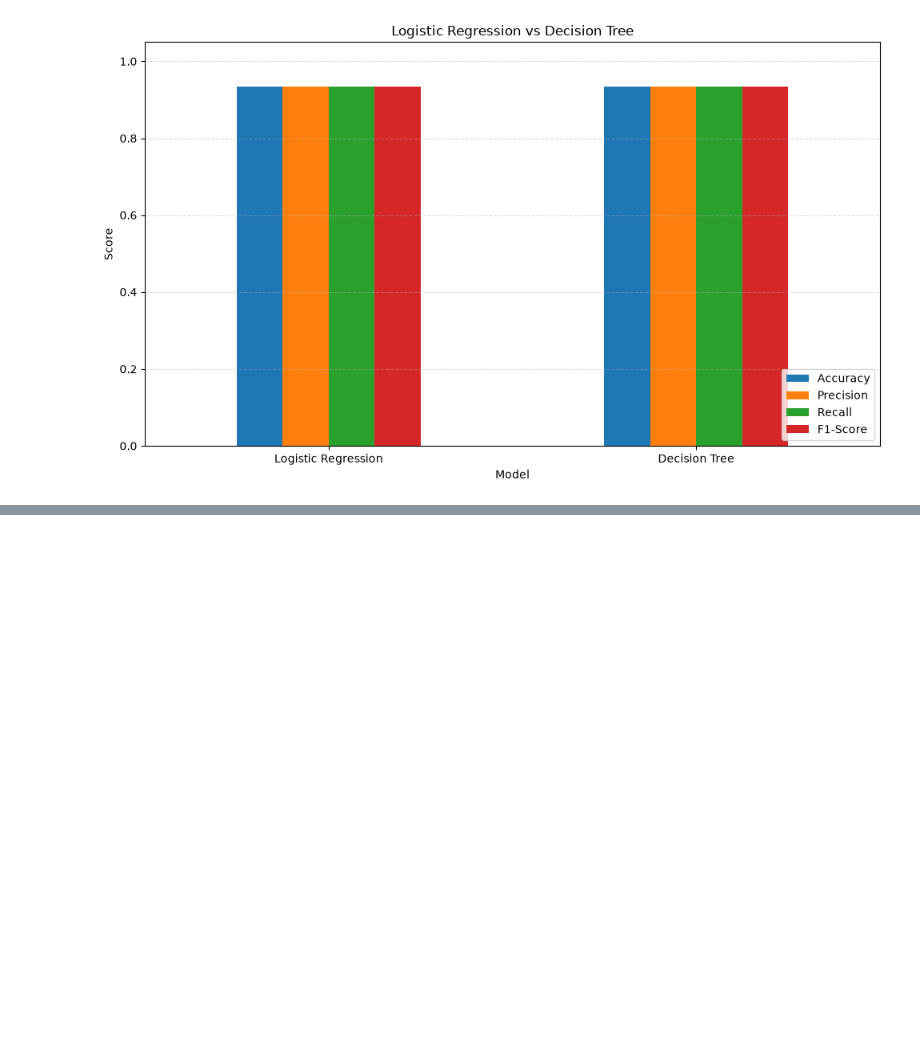
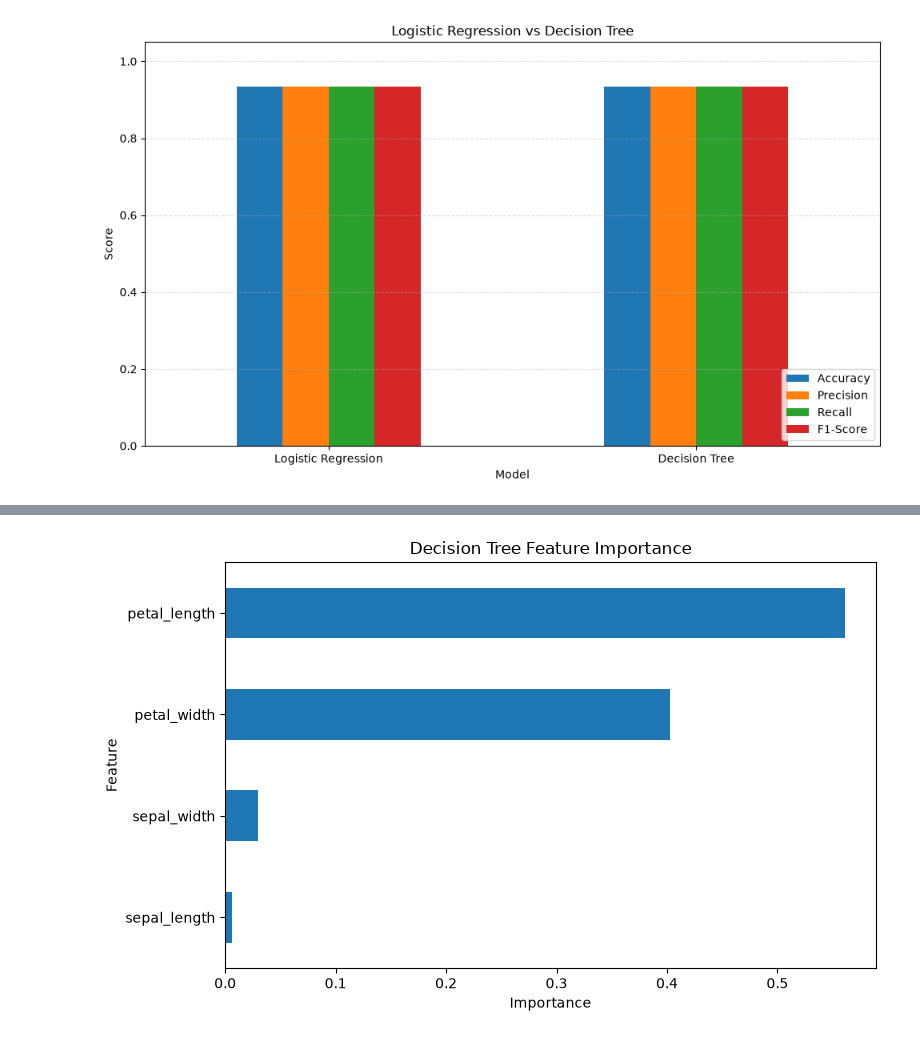
Before and after one commit to timomugishan8-ai/Datheon_Machine_Learning_and_Data_Science_Internship., a Jupyter notebook: Multi-Class Benchmark Classification Pipeline/Notebooks/3_modeling.ipynb, the cells around one changed output, grey strips where cells are left out. Drawn from its saved outputs; the diff is of its cells as text; code cells hidden in the pictures; blank space fills up the shorter version.

```diff
--- a/Multi-Class Benchmark Classification Pipeline/Notebooks/3_modeling.ipynb
+++ b/Multi-Class Benchmark Classification Pipeline/Notebooks/3_modeling.ipynb
@@ -238,0 +274,20 @@ Based on these results alone, there is no performance-based reason to prefer one
+# %%
+# Plotting decision tree feature importance
+
+feature_importance = pd.Series(
+    decision_tree.feature_importances_,
+    index=x.columns
+).sort_values(ascending=True)
+
+feature_importance.plot(
+    kind="barh",
+    figsize=(8, 5)
+)
+
+plt.title("Decision Tree Feature Importance")
+plt.xlabel("Importance")
+plt.ylabel("Feature")
+plt.tight_layout()
+plt.show()
+# %% [output]
+[figure, added]
```
Also changed, not shown: parts of 10 cells of this notebook.
